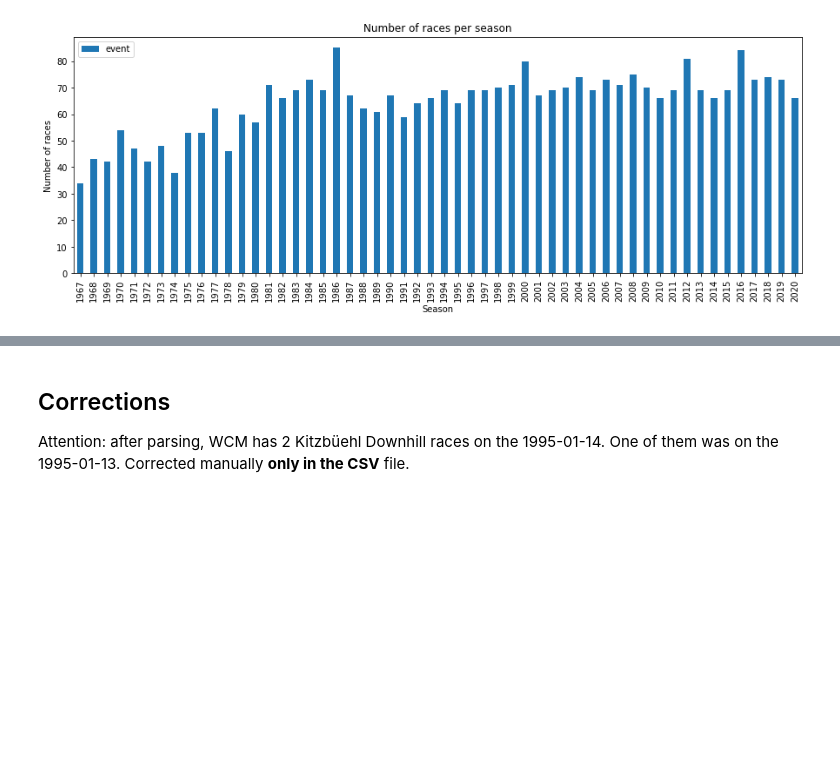
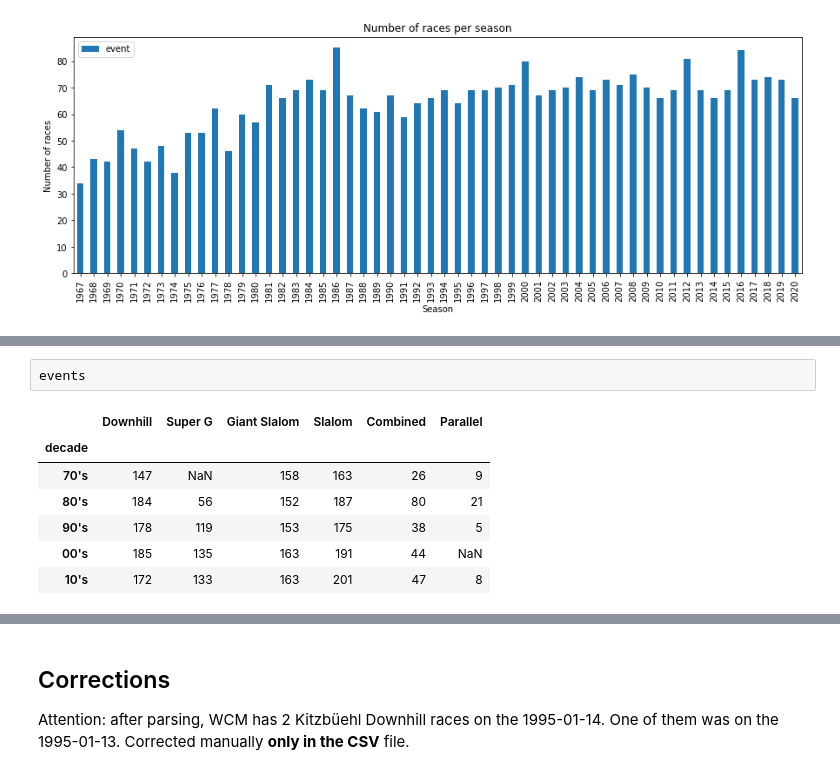
Before and after one commit to com-480-data-visualization/com-480-project-data-viz-le-6, a Jupyter notebook: analysis/data_exploratory.ipynb, the cells around one changed output, grey strips where cells are left out. Cells and saved outputs as stored; diff of their text form; blank space fills up the shorter version.

```diff
--- a/analysis/data_exploratory.ipynb
+++ b/analysis/data_exploratory.ipynb
@@ -86,0 +113,10 @@ fig.savefig('races_per_year.png')
+# %%
+events
+# %% [output]
+|  | Downhill | Super G | Giant Slalom | Slalom | Combined | Parallel |
+| decade |  |  |  |  |  |  |
+| 70's | 147 | NaN | 158 | 163 | 26 | 9 |
+| 80's | 184 | 56 | 152 | 187 | 80 | 21 |
+| 90's | 178 | 119 | 153 | 175 | 38 | 5 |
+| 00's | 185 | 135 | 163 | 191 | 44 | NaN |
+| 10's | 172 | 133 | 163 | 201 | 47 | 8 |
```
Also changed, not shown: parts of 4 cells of this notebook, 2 other files.
